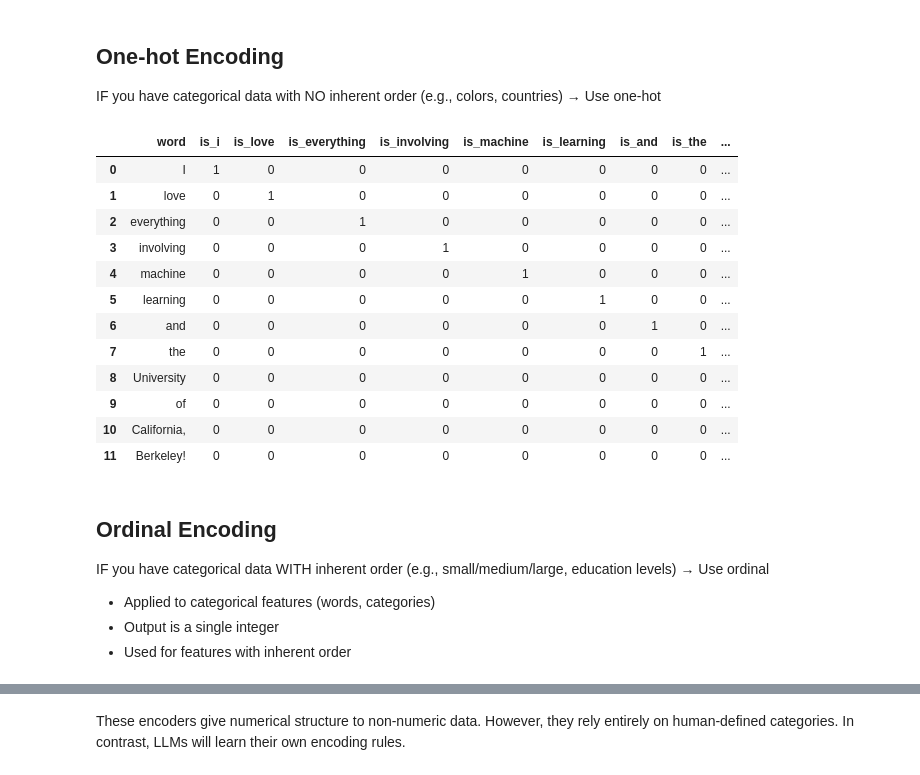
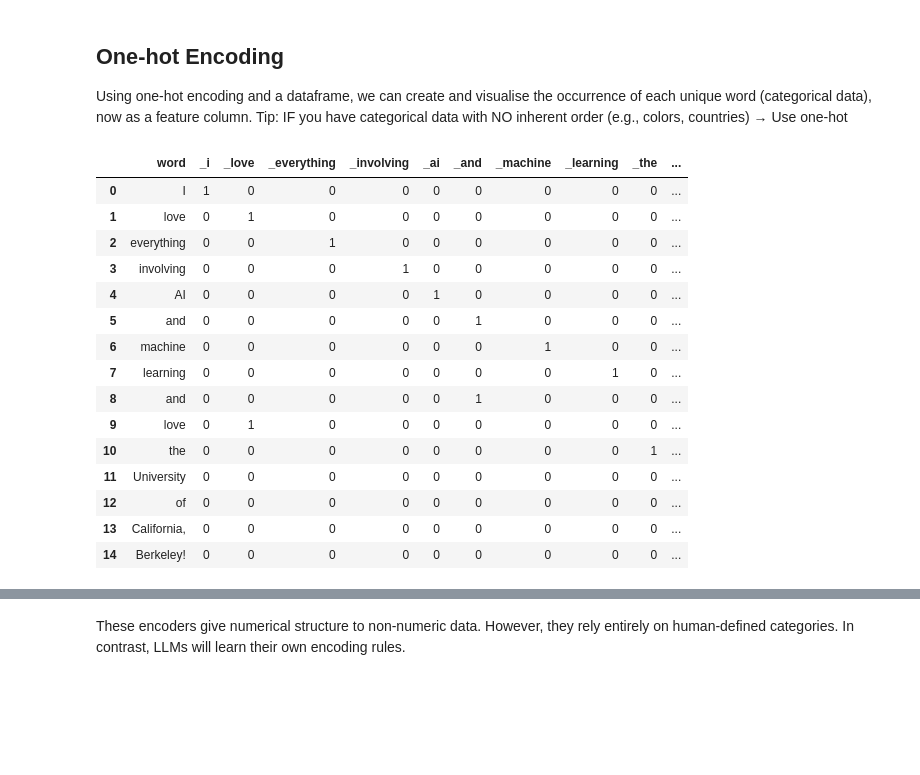
Before and after one commit to toby-gardner-ai/uc-berkeley-aiml-course, a Jupyter notebook: notebooks/Mod8_Feat_Engineering.ipynb, the cells around one changed output, grey strips where cells are left out. Drawn from its saved outputs; the diff is of its cells as text; code cells hidden in the pictures; blank space fills up the shorter version.

Commit message:
feat:improved visuals with mermaid

```diff
--- a/notebooks/Mod8_Feat_Engineering.ipynb
+++ b/notebooks/Mod8_Feat_Engineering.ipynb
@@ -23,9 +36,9 @@ Before we dive into tokenization for LLMs, let’s revisit how we handle feature
 # %%
-sentence = "I love everything involving machine learning and the University of California, Berkeley!"
+sentence = "I love everything involving AI and machine learning and love the University of California, Berkeley!"
 
 words = sentence.split()
 
 # dict.fromkeys() --> keeps order and the first time each word appears
 unique_words = list(dict.fromkeys(words))
 
-df = pd.DataFrame(unique_words, columns=['word'])
+df = pd.DataFrame(words, columns=['word'])
@@ -32,32 +77,31 @@ df = pd.DataFrame(unique_words, columns=['word'])
 # %% [markdown]
 ## One-hot Encoding
 
-IF you have categorical data with NO inherent order (e.g., colors, countries) → Use one-hot
+Using one-hot encoding and a dataframe, we can create and visualise the occurrence of each unique word (categorical data), now as a feature column.
+Tip: IF you have categorical data with NO inherent order (e.g., colors, countries) → Use one-hot
 # %%
-oh_encoder = OneHotEncoder(categories=[unique_words],sparse_output=False, dtype=int)
-encoded_oh = oh_encoder.fit_transform(df[['word']].astype(str))
+oh_encoder = OneHotEncoder(categories=[unique_words], sparse_output=False, dtype=int, handle_unknown="ignore")
 
-encoded_df = pd.DataFrame(encoded_oh, columns=[f'is_{word.lower()}' for word in unique_words], index=df.index)
+encoded_oh = oh_encoder.fit_transform(df[['word']])
+
+encoded_df = pd.DataFrame(encoded_oh, columns=[f'_{word.lower()}' for word in unique_words], index=df.index)
 
 df_one_hot = pd.concat([df.reset_index(drop=True), encoded_df], axis=1)
 df_one_hot
 # %% [output]
-|  | word | is_i | is_love | is_everything | is_involving | is_machine | is_learning | is_and | is_the | ... |
-| 0 | I | 1 | 0 | 0 | 0 | 0 | 0 | 0 | 0 | ... |
-| 1 | love | 0 | 1 | 0 | 0 | 0 | 0 | 0 | 0 | ... |
-| 2 | everything | 0 | 0 | 1 | 0 | 0 | 0 | 0 | 0 | ... |
-| 3 | involving | 0 | 0 | 0 | 1 | 0 | 0 | 0 | 0 | ... |
-| 4 | machine | 0 | 0 | 0 | 0 | 1 | 0 | 0 | 0 | ... |
-| 5 | learning | 0 | 0 | 0 | 0 | 0 | 1 | 0 | 0 | ... |
-| 6 | and | 0 | 0 | 0 | 0 | 0 | 0 | 1 | 0 | ... |
-| 7 | the | 0 | 0 | 0 | 0 | 0 | 0 | 0 | 1 | ... |
-| 8 | University | 0 | 0 | 0 | 0 | 0 | 0 | 0 | 0 | ... |
-| 9 | of | 0 | 0 | 0 | 0 | 0 | 0 | 0 | 0 | ... |
-| 10 | California, | 0 | 0 | 0 | 0 | 0 | 0 | 0 | 0 | ... |
-| 11 | Berkeley! | 0 | 0 | 0 | 0 | 0 | 0 | 0 | 0 | ... |
+|  | word | _i | _love | _everything | _involving | _ai | _and | _machine | _learning | _the | ... |
+| 0 | I | 1 | 0 | 0 | 0 | 0 | 0 | 0 | 0 | 0 | ... |
+| 1 | love | 0 | 1 | 0 | 0 | 0 | 0 | 0 | 0 | 0 | ... |
+| 2 | everything | 0 | 0 | 1 | 0 | 0 | 0 | 0 | 0 | 0 | ... |
+| 3 | involving | 0 | 0 | 0 | 1 | 0 | 0 | 0 | 0 | 0 | ... |
+| 4 | AI | 0 | 0 | 0 | 0 | 1 | 0 | 0 | 0 | 0 | ... |
+| 5 | and | 0 | 0 | 0 | 0 | 0 | 1 | 0 | 0 | 0 | ... |
+| 6 | machine | 0 | 0 | 0 | 0 | 0 | 0 | 1 | 0 | 0 | ... |
+| 7 | learning | 0 | 0 | 0 | 0 | 0 | 0 | 0 | 1 | 0 | ... |
+| 8 | and | 0 | 0 | 0 | 0 | 0 | 1 | 0 | 0 | 0 | ... |
+| 9 | love | 0 | 1 | 0 | 0 | 0 | 0 | 0 | 0 | 0 | ... |
+| 10 | the | 0 | 0 | 0 | 0 | 0 | 0 | 0 | 0 | 1 | ... |
+| 11 | University | 0 | 0 | 0 | 0 | 0 | 0 | 0 | 0 | 0 | ... |
+| 12 | of | 0 | 0 | 0 | 0 | 0 | 0 | 0 | 0 | 0 | ... |
+| 13 | California, | 0 | 0 | 0 | 0 | 0 | 0 | 0 | 0 | 0 | ... |
+| 14 | Berkeley! | 0 | 0 | 0 | 0 | 0 | 0 | 0 | 0 | 0 | ... |
-# %% [markdown]
-## Ordinal Encoding
-IF you have categorical data WITH inherent order (e.g., small/medium/large, education levels) → Use ordinal
-- Applied to categorical features (words, categories)
-- Output is a single integer
-- Used for features with inherent order
```
Also changed, not shown: parts of 21 cells of this notebook, 8 other files.
